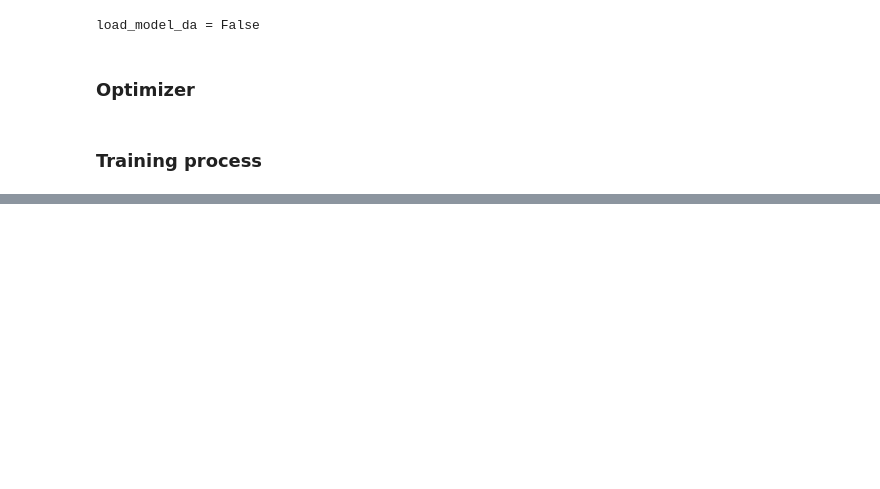
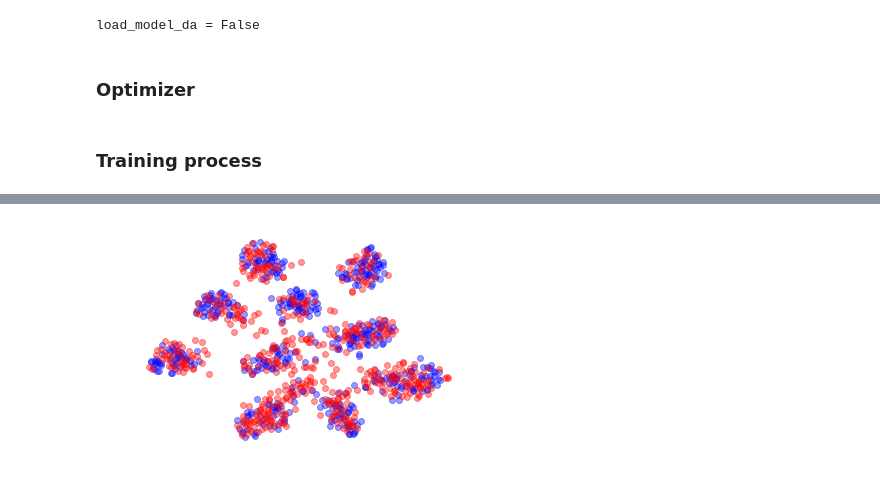
Before and after one commit to neoqy/DDA, a Jupyter notebook: SYNNUM_to_SVHN.ipynb, the cells around one changed output, grey strips where cells are left out. Cells and saved outputs as stored; diff of their text form; code cells hidden in the pictures; blank space fills up the shorter version.

```diff
--- a/SYNNUM_to_SVHN.ipynb
+++ b/SYNNUM_to_SVHN.ipynb
@@ -675,0 +786,5 @@ Accuracy on MNIST-M test set (source only): 0.8186666666666667
+# %%
+visualize_da(lh_syn_da.numpy(), lh_svhn_da.numpy(), perplexity=50, sample_num=500,
+             save="./pics/SYNNUM_to_SVHN_lasthidden_Adapted.svg")
+# %% [output]
+[figure, added]
```
Also changed, not shown: parts of 29 cells of this notebook, 4 other files.
